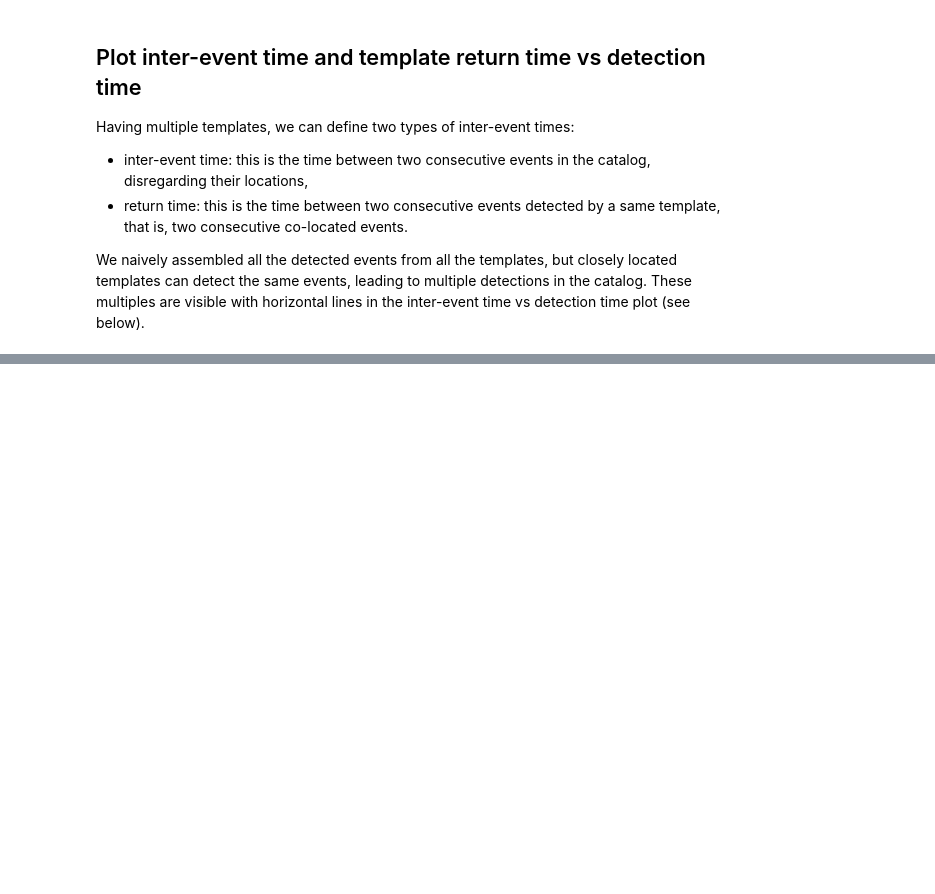
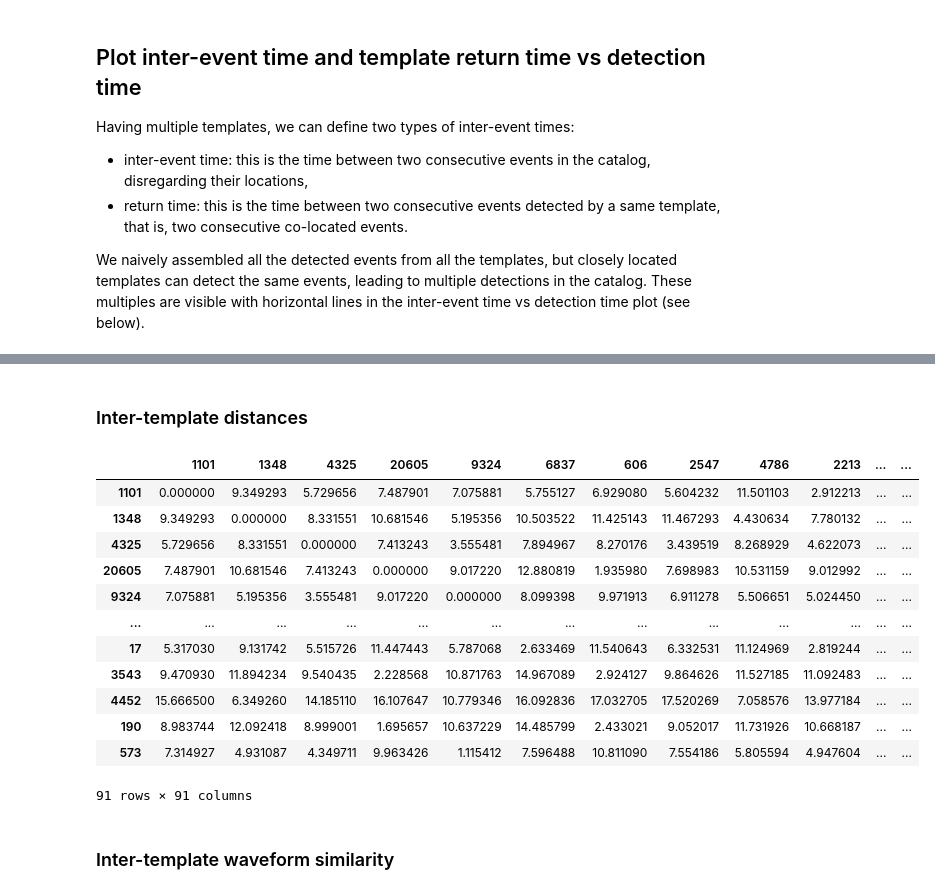
Before and after one commit to AI4EPS/Earthquake_Catalog_Workshop, a Jupyter notebook: notebooks/tm_multiple_templates.ipynb, the cells around one changed output, grey strips where cells are left out. Saved outputs shown, nothing was run; the diff lists cells and outputs as text; code cells hidden in the pictures; blank space fills up the shorter version.

```diff
--- a/notebooks/tm_multiple_templates.ipynb
+++ b/notebooks/tm_multiple_templates.ipynb
@@ -678,0 +692,2 @@ for ax in axes:
+# %% [markdown]
+### Inter-template distances
@@ -678,0 +763,31 @@ for ax in axes:
+# %%
+intertemplate_distances = compute_distances(
+    selected_events_meta["longitude"].values,
+    selected_events_meta["latitude"].values,
+    selected_events_meta["depth_km"].values,
+    selected_events_meta["longitude"].values,
+    selected_events_meta["latitude"].values,
+    selected_events_meta["depth_km"].values
+)
+
+intertemplate_distances = pd.DataFrame(
+        index=template_ids.values, columns=template_ids.values, data=intertemplate_distances
+    )
+
+intertemplate_distances
+# %% [output]
+|  | 1101 | 1348 | 4325 | 20605 | 9324 | 6837 | 606 | 2547 | 4786 | 2213 | ... | ... |
+| 1101 | 0.000000 | 9.349293 | 5.729656 | 7.487901 | 7.075881 | 5.755127 | 6.929080 | 5.604232 | 11.501103 | 2.912213 | ... | ... |
+| 1348 | 9.349293 | 0.000000 | 8.331551 | 10.681546 | 5.195356 | 10.503522 | 11.425143 | 11.467293 | 4.430634 | 7.780132 | ... | ... |
+| 4325 | 5.729656 | 8.331551 | 0.000000 | 7.413243 | 3.555481 | 7.894967 | 8.270176 | 3.439519 | 8.268929 | 4.622073 | ... | ... |
+| 20605 | 7.487901 | 10.681546 | 7.413243 | 0.000000 | 9.017220 | 12.880819 | 1.935980 | 7.698983 | 10.531159 | 9.012992 | ... | ... |
+| 9324 | 7.075881 | 5.195356 | 3.555481 | 9.017220 | 0.000000 | 8.099398 | 9.971913 | 6.911278 | 5.506651 | 5.024450 | ... | ... |
+| ... | ... | ... | ... | ... | ... | ... | ... | ... | ... | ... | ... | ... |
+| 17 | 5.317030 | 9.131742 | 5.515726 | 11.447443 | 5.787068 | 2.633469 | 11.540643 | 6.332531 | 11.124969 | 2.819244 | ... | ... |
+| 3543 | 9.470930 | 11.894234 | 9.540435 | 2.228568 | 10.871763 | 14.967089 | 2.924127 | 9.864626 | 11.527185 | 11.092483 | ... | ... |
+| 4452 | 15.666500 | 6.349260 | 14.185110 | 16.107647 | 10.779346 | 16.092836 | 17.032705 | 17.520269 | 7.058576 | 13.977184 | ... | ... |
+| 190 | 8.983744 | 12.092418 | 8.999001 | 1.695657 | 10.637229 | 14.485799 | 2.433021 | 9.052017 | 11.731926 | 10.668187 | ... | ... |
+| 573 | 7.314927 | 4.931087 | 4.349711 | 9.963426 | 1.115412 | 7.596488 | 10.811090 | 7.554186 | 5.805594 | 4.947604 | ... | ... |
+91 rows × 91 columns
+# %% [markdown]
+### Inter-template waveform similarity
```
Also changed, not shown: parts of 17 cells of this notebook.
